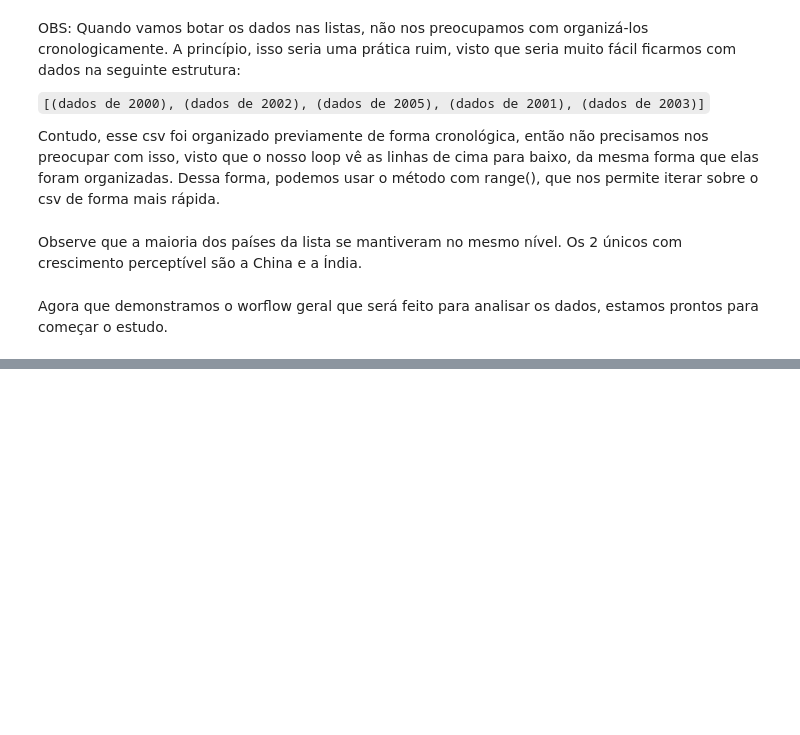
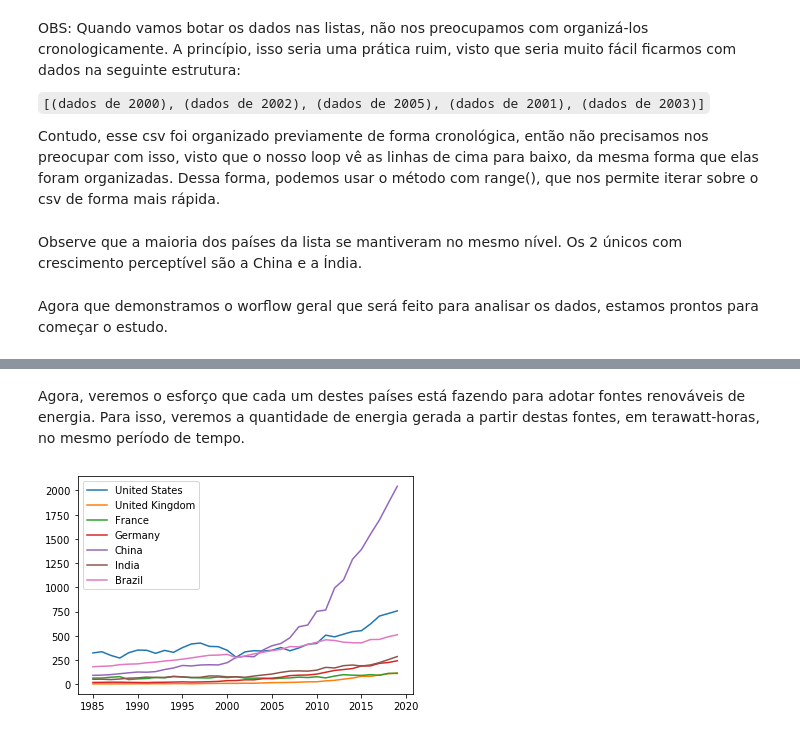
Before and after one commit to leoDomingos/Introducao-ao-aquecimento-global, a Jupyter notebook: main.ipynb, the cells around one changed output, grey strips where cells are left out. Cells and saved outputs as stored; diff of their text form; code cells hidden in the pictures; blank space fills up the shorter version.

```diff
--- a/main.ipynb
+++ b/main.ipynb
@@ -135,0 +133,24 @@ Ao olhar para esse gráfico, podemos rapidamente chegar na conclusão que, para
+# %% [markdown]
+Agora, veremos o esforço que cada um destes países está fazendo para adotar fontes renováveis de energia. Para isso, veremos a quantidade de energia gerada a partir destas fontes, em terawatt-horas, no mesmo período de tempo.
+# %%
+# Criando o dicionário
+renew_energy = {}
+for pais in potencias:
+    renew_energy[pais] = []
+
+
+# Populando o dicionário
+for index,row in data.iterrows():
+    if row.country in potencias:
+        if row.year in range(ano_inicial, ano_final): # OBS: Isso é seguro de se fazer nesse csv, pois os dados estão organizados cronologicamente. (Explicado na seção Tratamento de Dados)
+            if type(row.renewables_electricity == int) or type(row.renewables_electricity == float):
+                renew_energy[row.country].append(row.renewables_electricity)
+            else: # Se não tem dados sobre esse ano, então colocamos a média do país até então
+                renew_energy[row.country].append(np.average(renew_energy[row.country]))
+
+# Fazendo o gráfico
+for pais, uso in renew_energy.items():
+    plt.plot(range(ano_inicial, ano_final), uso, label = pais)
+    plt.legend(loc="upper left")
+# %% [output]
+[figure, added]
```
Also changed, not shown: parts of 15 cells of this notebook.
